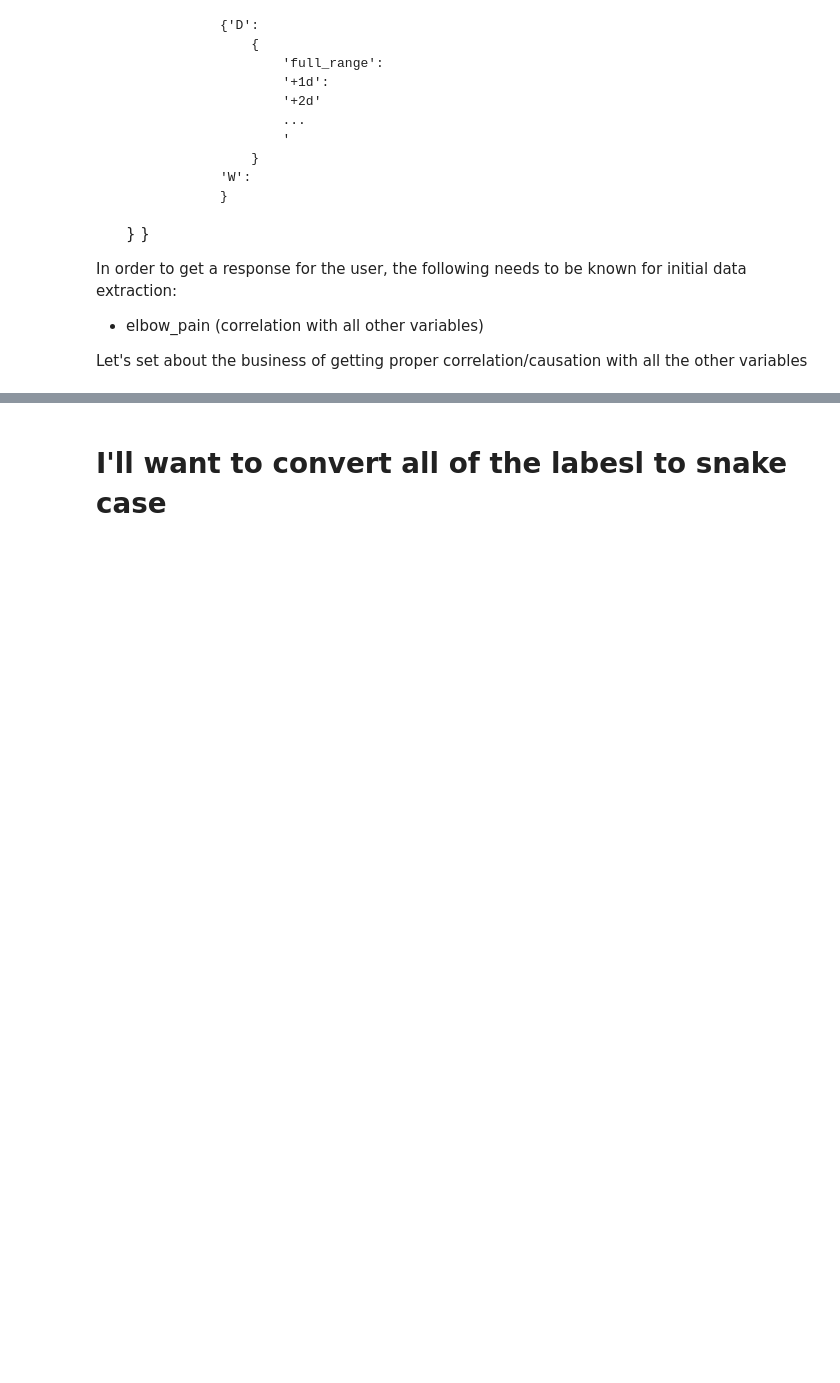
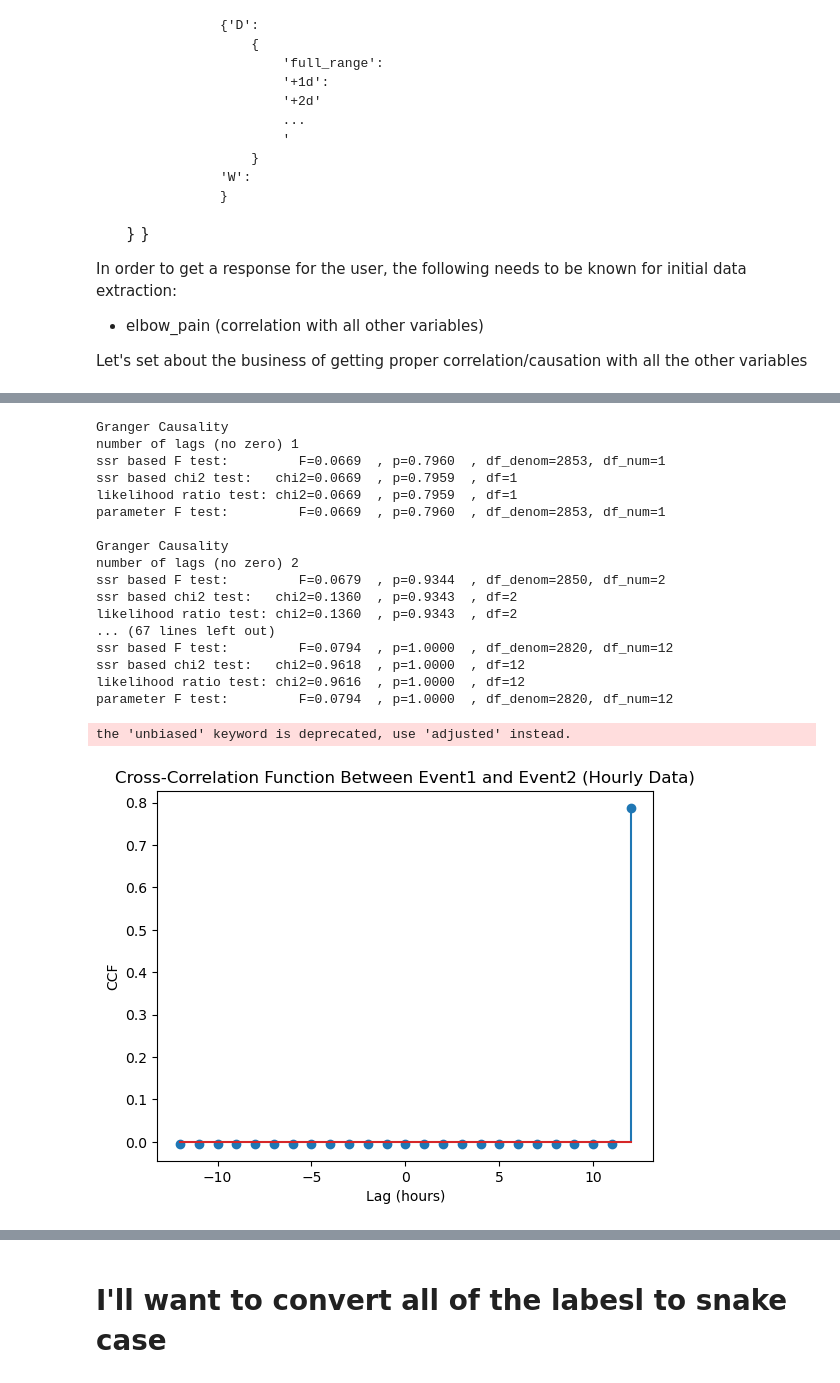
Before and after one commit to brilerner/ewandi, a Jupyter notebook: src/analysis/correlation.ipynb, the cells around one changed output, grey strips where cells are left out. Saved outputs shown, nothing was run; the diff lists cells and outputs as text; code cells hidden in the pictures; blank space fills up the shorter version.

```diff
--- a/src/analysis/correlation.ipynb
+++ b/src/analysis/correlation.ipynb
@@ -256,0 +554,12 @@ The first thing we need to do is determine how to assign relationships with the
+# %%
+import pandas as pd
+from statsmodels.tsa.stattools import grangercausalitytests, ccf
+import matplotlib.pyplot as plt
+
+
+df['start_datetime'] = pd.to_datetime(df['start_datetime'])
+df['date'] = df['start_datetime'].dt.date
+
+# Create time series for each event
+df_event1 = df[df['name'] == names[0]].groupby('date').size().reindex(pd.date_range(df['date'].min(), df['date'].max(), freq='H'), fill_value=0)
+df_event2 = df[df['name'] == names[1]].groupby('date').size().reindex(pd.date_range(df['date'].min(), df['date'].max(), freq='H'), fill_value=0)
@@ -256,0 +590,43 @@ The first thing we need to do is determine how to assign relationships with the
+# %%
+# Granger Causality Test
+max_lag_hrs = 12 # Define max lag (days)
+gc_test = grangercausalitytests(pd.concat([df_event1, df_event2], axis=1), maxlag=max_lag_hrs)
+
+# Assuming df_event1 and df_event2 are resampled to hourly data
+
+# max_lag_hours = 24  # Define max lag in hours
+lags = range(-max_lag_hrs, max_lag_hrs + 1)
+
+ccf_vals = ccf(df_event1, df_event2, unbiased=True)
+
+# Make sure that the length of 'lags' and 'ccf_vals' is the same
+min_length = min(len(lags), len(ccf_vals))
+lags = lags[:min_length]
+ccf_vals = ccf_vals[:min_length]
+
+# Plotting the CCF
+plt.stem(lags, ccf_vals)
+plt.title('Cross-Correlation Function Between Event1 and Event2 (Hourly Data)')
+plt.xlabel('Lag (hours)')
+plt.ylabel('CCF')
+plt.show()
+# %% [output]
+Granger Causality
+number of lags (no zero) 1
+ssr based F test:         F=0.0669  , p=0.7960  , df_denom=2853, df_num=1
+ssr based chi2 test:   chi2=0.0669  , p=0.7959  , df=1
+likelihood ratio test: chi2=0.0669  , p=0.7959  , df=1
+parameter F test:         F=0.0669  , p=0.7960  , df_denom=2853, df_num=1
+
+Granger Causality
+number of lags (no zero) 2
+ssr based F test:         F=0.0679  , p=0.9344  , df_denom=2850, df_num=2
+ssr based chi2 test:   chi2=0.1360  , p=0.9343  , df=2
+likelihood ratio test: chi2=0.1360  , p=0.9343  , df=2
+... (67 lines left out)
+ssr based F test:         F=0.0794  , p=1.0000  , df_denom=2820, df_num=12
+ssr based chi2 test:   chi2=0.9618  , p=1.0000  , df=12
+likelihood ratio test: chi2=0.9616  , p=1.0000  , df=12
+parameter F test:         F=0.0794  , p=1.0000  , df_denom=2820, df_num=12
+the 'unbiased' keyword is deprecated, use 'adjusted' instead.
+[figure, added]
```
Also changed, not shown: parts of 39 cells of this notebook, 17 other files.
